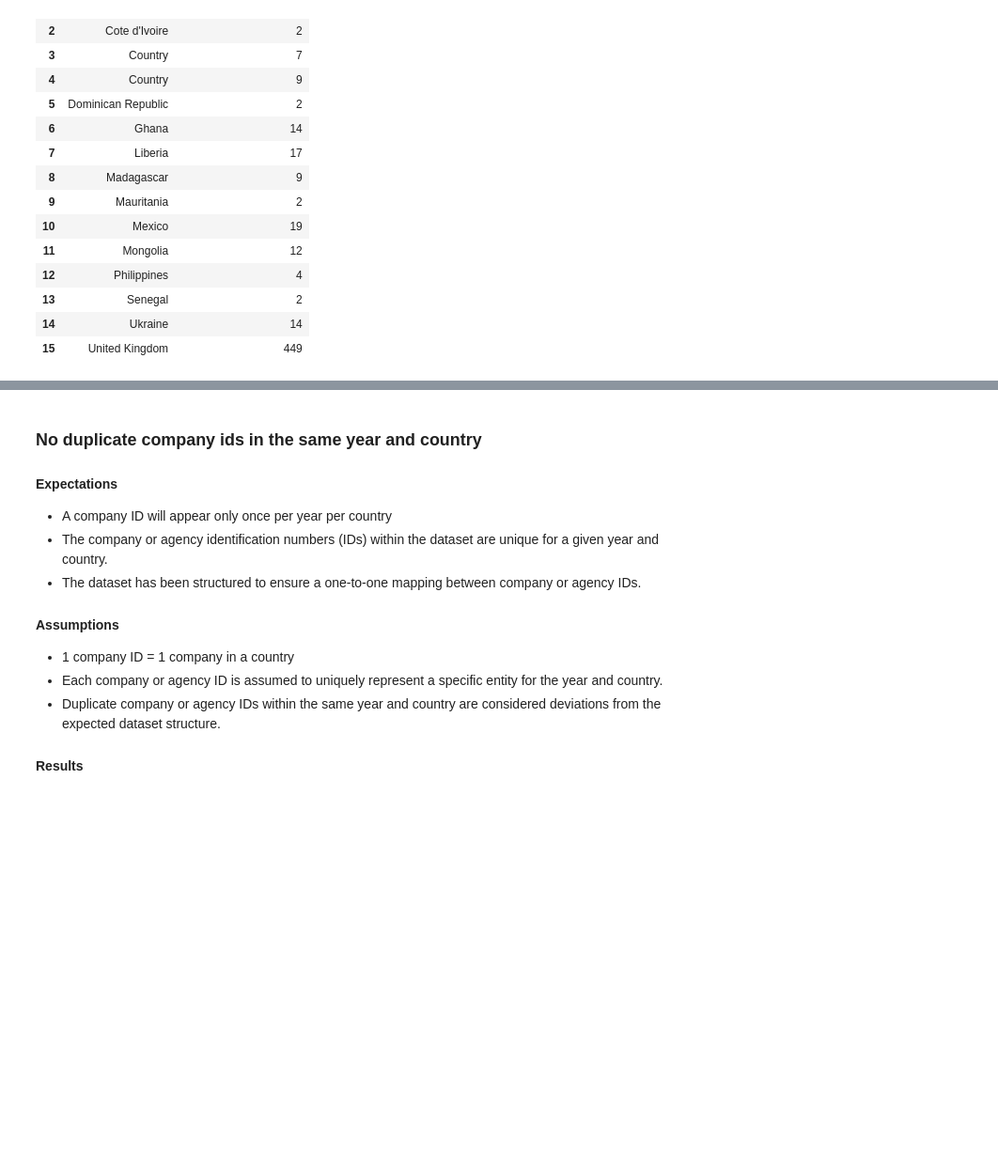
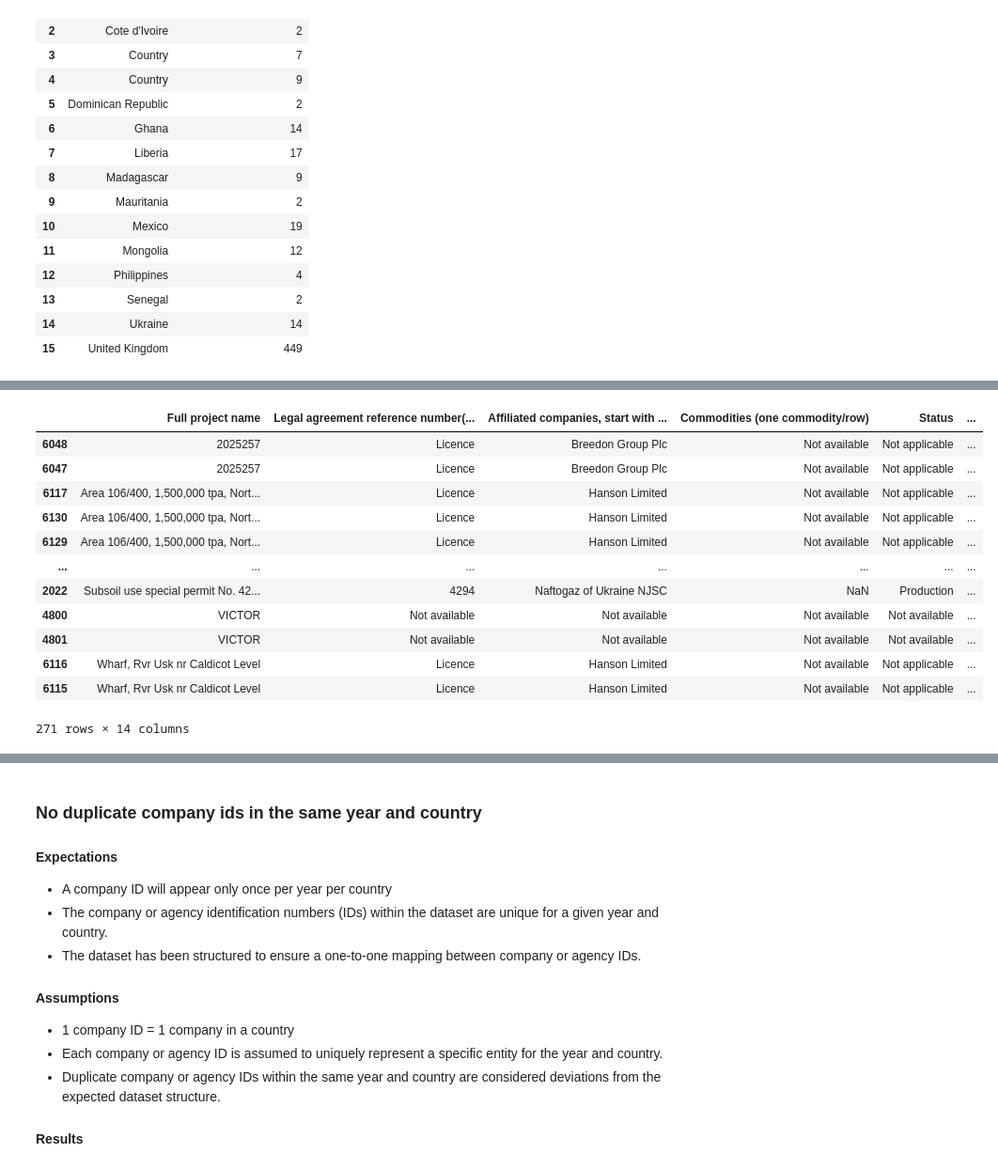
Before and after one commit to civicliteracies/EITI_SDT_data_verification_and_validation, a Jupyter notebook: Verification and Validation.ipynb, the cells around one changed output, grey strips where cells are left out. Shown at 94% size. Cells and saved outputs as stored; diff of their text form; code cells hidden in the pictures; blank space fills up the shorter version.

```diff
--- a/Verification and Validation.ipynb
+++ b/Verification and Validation.ipynb
@@ -474,0 +566,22 @@ df_part_3c[df_part_3c['Full project name'] == 'CIRQUE ENERGY (UK) LIMITED (03080
+# %%
+duplicate_projects2 = get_duplicates(df_part_3c,
+                                    'Full project name',
+                                    *['Country', 'Year', 'Commodities (one commodity/row)', 'Affiliated companies, start with Operator',
+                                      'Legal agreement reference number(s): contract, licence, lease, concession, …',
+                                     'Production (volume)', 'Status', 'Unit', 'Production (value)'])
+
+duplicate_projects2
+# %% [output]
+|  | Full project name | Legal agreement reference number(... | Affiliated companies, start with ... | Commodities (one commodity/row) | Status | ... |
+| 6048 | 2025257 | Licence | Breedon Group Plc | Not available | Not applicable | ... |
+| 6047 | 2025257 | Licence | Breedon Group Plc | Not available | Not applicable | ... |
+| 6117 | Area 106/400, 1,500,000 tpa, Nort... | Licence | Hanson Limited | Not available | Not applicable | ... |
+| 6130 | Area 106/400, 1,500,000 tpa, Nort... | Licence | Hanson Limited | Not available | Not applicable | ... |
+| 6129 | Area 106/400, 1,500,000 tpa, Nort... | Licence | Hanson Limited | Not available | Not applicable | ... |
+| ... | ... | ... | ... | ... | ... | ... |
+| 2022 | Subsoil use special permit No. 42... | 4294 | Naftogaz of Ukraine NJSC | NaN | Production | ... |
+| 4800 | VICTOR | Not available | Not available | Not available | Not available | ... |
+| 4801 | VICTOR | Not available | Not available | Not available | Not available | ... |
+| 6116 | Wharf, Rvr Usk nr Caldicot Level | Licence | Hanson Limited | Not available | Not applicable | ... |
+| 6115 | Wharf, Rvr Usk nr Caldicot Level | Licence | Hanson Limited | Not available | Not applicable | ... |
+271 rows × 14 columns
```
Also changed, not shown: parts of 11 cells of this notebook, 3 other files.
